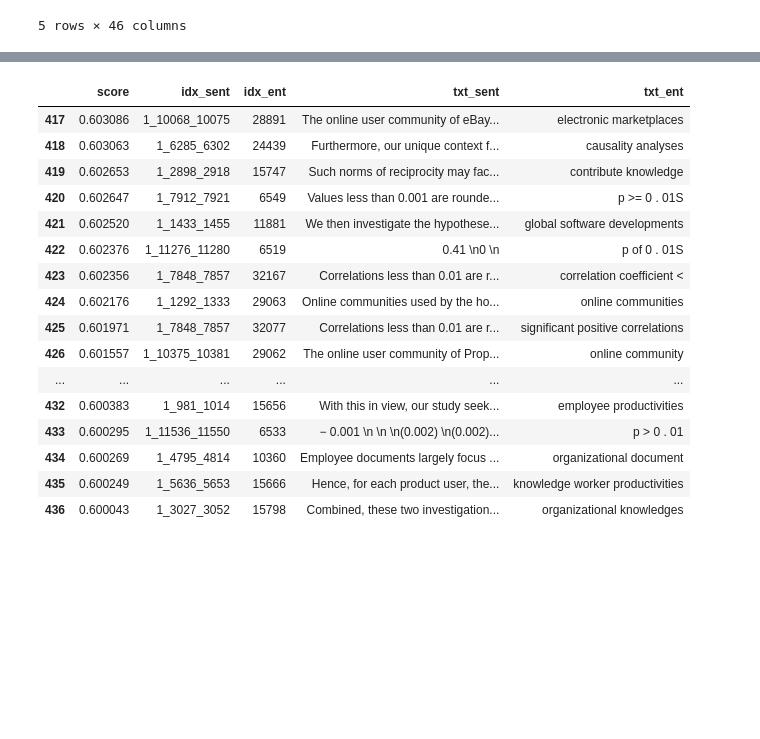
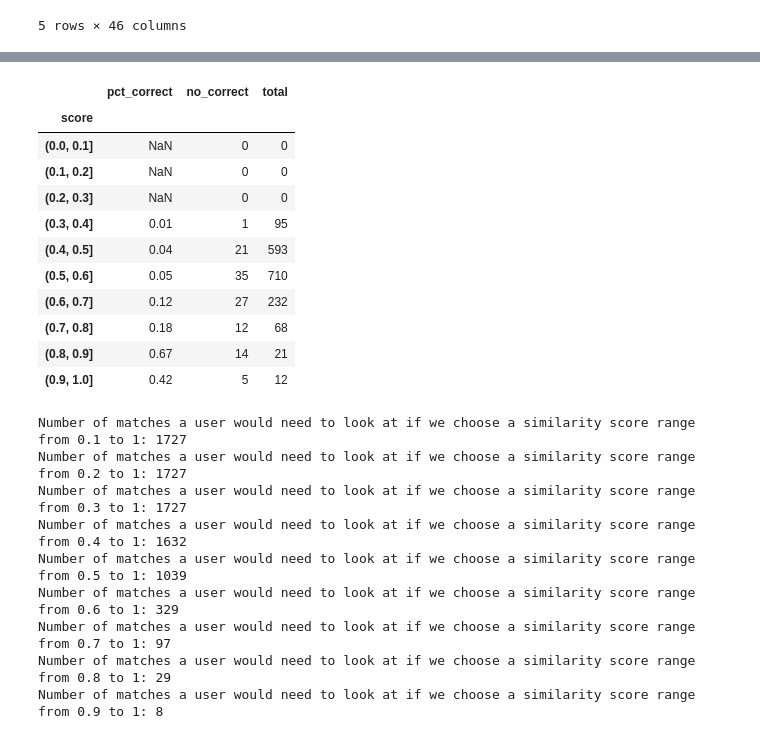
Before and after one commit to hoangminhanh/TWSM_Lab, a Jupyter notebook: Project/Notebooks/PH_Similarity_Comparison.ipynb, the cells around one changed output, grey strips where cells are left out. Saved outputs shown, nothing was run; the diff lists cells and outputs as text; code cells hidden in the pictures; blank space fills up the shorter version.

```diff
--- a/Project/Notebooks/PH_Similarity_Comparison.ipynb
+++ b/Project/Notebooks/PH_Similarity_Comparison.ipynb
@@ -195,20 +233,0 @@ ValueError: ignored
-# %%
-test.loc[(test["score"]>=0.6)&(test["score"]<=0.95)].tail(20)
-# %% [output]
-|  | score | idx_sent | idx_ent | txt_sent | txt_ent |
-| 417 | 0.603086 | 1_10068_10075 | 28891 | The online user community of eBay... | electronic marketplaces |
-| 418 | 0.603063 | 1_6285_6302 | 24439 | Furthermore, our unique context f... | causality analyses |
-| 419 | 0.602653 | 1_2898_2918 | 15747 | Such norms of reciprocity may fac... | contribute knowledge |
-| 420 | 0.602647 | 1_7912_7921 | 6549 | Values less than 0.001 are rounde... | p >= 0 . 01S |
-| 421 | 0.602520 | 1_1433_1455 | 11881 | We then investigate the hypothese... | global software developments |
-| 422 | 0.602376 | 1_11276_11280 | 6519 | 0.41 \n0 \n | p of 0 . 01S |
-| 423 | 0.602356 | 1_7848_7857 | 32167 | Correlations less than 0.01 are r... | correlation coefficient < |
-| 424 | 0.602176 | 1_1292_1333 | 29063 | Online communities used by the ho... | online communities |
-| 425 | 0.601971 | 1_7848_7857 | 32077 | Correlations less than 0.01 are r... | significant positive correlations |
-| 426 | 0.601557 | 1_10375_10381 | 29062 | The online user community of Prop... | online community |
-| ... | ... | ... | ... | ... | ... |
-| 432 | 0.600383 | 1_981_1014 | 15656 | With this in view, our study seek... | employee productivities |
-| 433 | 0.600295 | 1_11536_11550 | 6533 | − 0.001 \n \n \n(0.002) \n(0.002)... | p > 0 . 01 |
-| 434 | 0.600269 | 1_4795_4814 | 10360 | Employee documents largely focus ... | organizational document |
-| 435 | 0.600249 | 1_5636_5653 | 15666 | Hence, for each product user, the... | knowledge worker productivities |
-| 436 | 0.600043 | 1_3027_3052 | 15798 | Combined, these two investigation... | organizational knowledges |
@@ -214,0 +237,33 @@ test.loc[(test["score"]>=0.6)&(test["score"]<=0.95)].tail(20)
+# %%
+grouped_df = sim_scores_art1_mapped.groupby(pd.cut(sim_scores_art1_mapped.score, np.arange(0.,1.1,0.1)))[["correct_match"]]
+corr_match_bins = np.round(grouped_df.sum()/grouped_df.count(),2).rename(columns={"correct_match":"pct_correct"})
+corr_match_bins["no_correct"]= grouped_df.sum()
+corr_match_bins["total"]= grouped_df.count()
+# %%
+corr_match_bins
+# %% [output]
+|  | pct_correct | no_correct | total |
+| score |  |  |  |
+| (0.0, 0.1] | NaN | 0 | 0 |
+| (0.1, 0.2] | NaN | 0 | 0 |
+| (0.2, 0.3] | NaN | 0 | 0 |
+| (0.3, 0.4] | 0.01 | 1 | 95 |
+| (0.4, 0.5] | 0.04 | 21 | 593 |
+| (0.5, 0.6] | 0.05 | 35 | 710 |
+| (0.6, 0.7] | 0.12 | 27 | 232 |
+| (0.7, 0.8] | 0.18 | 12 | 68 |
+| (0.8, 0.9] | 0.67 | 14 | 21 |
+| (0.9, 1.0] | 0.42 | 5 | 12 |
+# %%
+for i in np.arange(0.1,1.,0.1):
+  print("Number of matches a user would need to look at if we choose a similarity score range from",np.round(i,1),"to 1:", sim_scores_art1_mapped.loc[(sim_scores_art1_mapped["score"]>=i)&(sim_scores_art1_mapped["score"]<=0.99)].shape[0])
+# %% [output]
+Number of matches a user would need to look at if we choose a similarity score range from 0.1 to 1: 1727
+Number of matches a user would need to look at if we choose a similarity score range from 0.2 to 1: 1727
+Number of matches a user would need to look at if we choose a similarity score range from 0.3 to 1: 1727
+Number of matches a user would need to look at if we choose a similarity score range from 0.4 to 1: 1632
+Number of matches a user would need to look at if we choose a similarity score range from 0.5 to 1: 1039
+Number of matches a user would need to look at if we choose a similarity score range from 0.6 to 1: 329
+Number of matches a user would need to look at if we choose a similarity score range from 0.7 to 1: 97
+Number of matches a user would need to look at if we choose a similarity score range from 0.8 to 1: 29
+Number of matches a user would need to look at if we choose a similarity score range from 0.9 to 1: 8
```
Also changed, not shown: parts of 40 cells of this notebook.
